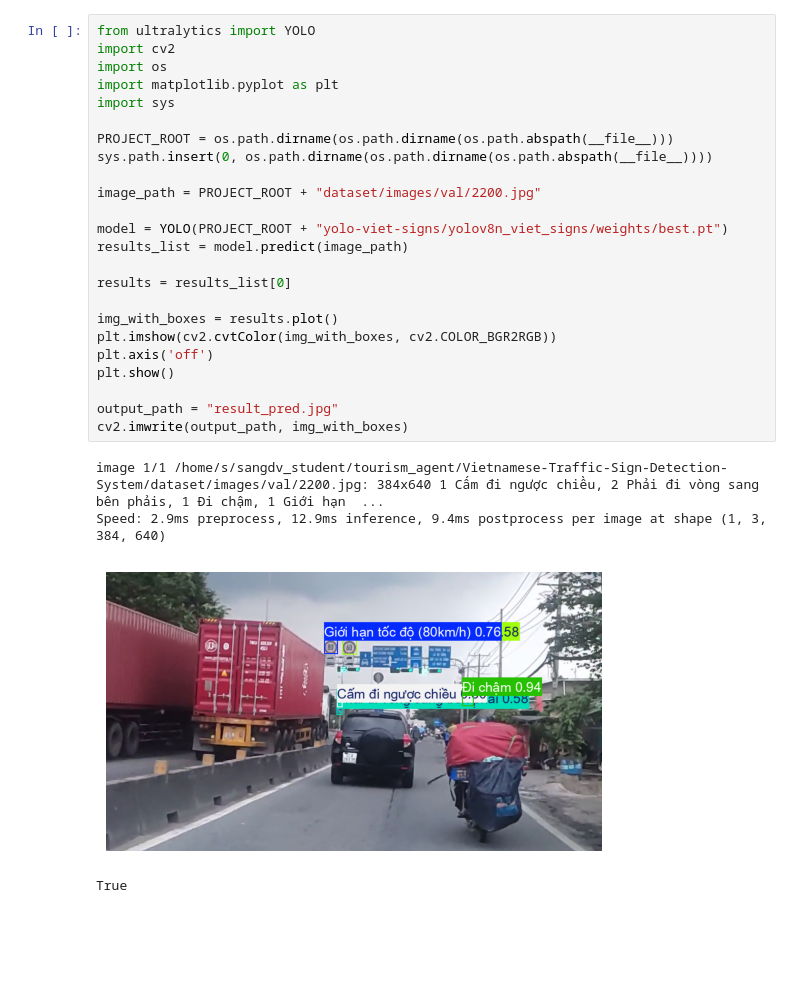
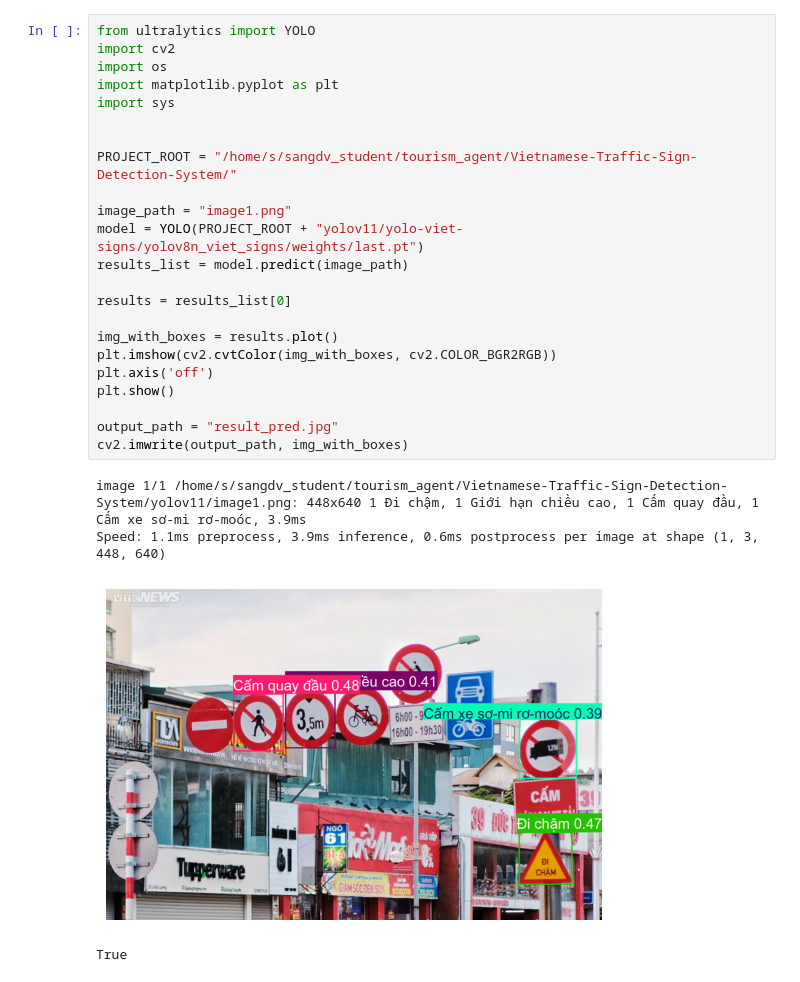
Before and after one commit to tourmii/Vietnamese-Traffic-Sign-Detection-System, a Jupyter notebook: yolov11/infer_model.ipynb, the cells around one changed output. Saved outputs shown, nothing was run; the diff lists cells and outputs as text; blank space fills up the shorter version.

Commit message:
update model & demo

```diff
--- a/yolov11/infer_model.ipynb
+++ b/yolov11/infer_model.ipynb
@@ -1,31 +1,30 @@
 # %%
 from ultralytics import YOLO
 import cv2
 import os
 import matplotlib.pyplot as plt
 import sys
 
-PROJECT_ROOT = os.path.dirname(os.path.dirname(os.path.abspath(__file__)))
-sys.path.insert(0, os.path.dirname(os.path.dirname(os.path.abspath(__file__))))
 
-image_path = PROJECT_ROOT + "dataset/images/val/2200.jpg"
+PROJECT_ROOT = "/home/s/sangdv_student/tourism_agent/Vietnamese-Traffic-Sign-Detection-System/"
 
-model = YOLO(PROJECT_ROOT + "yolo-viet-signs/yolov8n_viet_signs/weights/best.pt")
+image_path = "image1.png"
+model = YOLO(PROJECT_ROOT + "yolov11/yolo-viet-signs/yolov8n_viet_signs/weights/last.pt")
 results_list = model.predict(image_path)
 
 results = results_list[0]
 
 img_with_boxes = results.plot()
 plt.imshow(cv2.cvtColor(img_with_boxes, cv2.COLOR_BGR2RGB))
 plt.axis('off')
 plt.show()
 
 output_path = "result_pred.jpg"
 cv2.imwrite(output_path, img_with_boxes)
 # %% [output]
-image 1/1 /home/s/sangdv_student/tourism_agent/Vietnamese-Traffic-Sign-Detection-System/dataset/images/val/2200.jpg: 384x640 1 Cấm đi ngược chiều, 2 Phải đi vòng sang bên phảis, 1 Đi chậm, 1 Giới hạn  ...
-Speed: 2.9ms preprocess, 12.9ms inference, 9.4ms postprocess per image at shape (1, 3, 384, 640)
+image 1/1 /home/s/sangdv_student/tourism_agent/Vietnamese-Traffic-Sign-Detection-System/yolov11/image1.png: 448x640 1 Đi chậm, 1 Giới hạn chiều cao, 1 Cấm quay đầu, 1 Cấm xe sơ-mi rơ-moóc, 3.9ms
+Speed: 1.1ms preprocess, 3.9ms inference, 0.6ms postprocess per image at shape (1, 3, 448, 640)
-[figure, old version]
+[figure, new version]
 True
 # %%
 from ultralytics import YOLO
```
Also changed, not shown: parts of 4 cells of this notebook, 45 other files.
